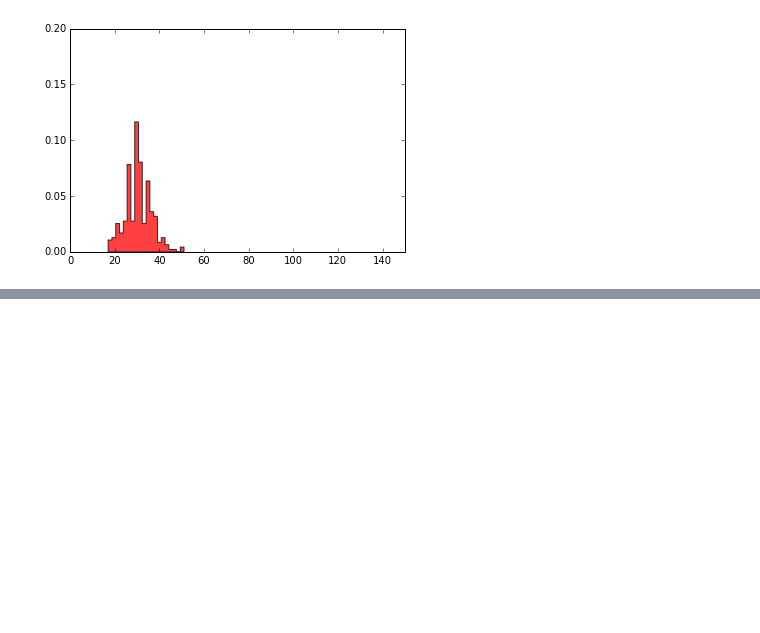
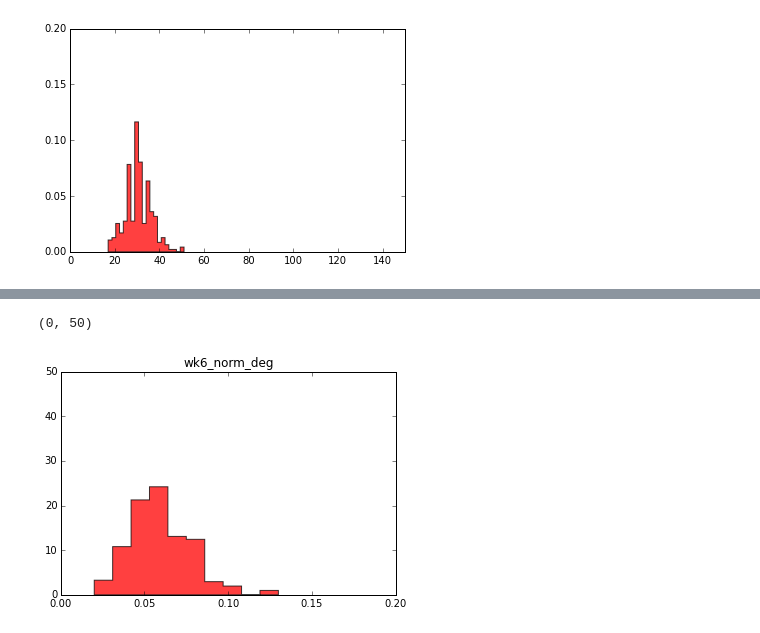
Before and after one commit to dvalenzano/uBiome_Network, a Jupyter notebook: Network_distribution_powerfit.ipynb, the cells around one changed output, grey strips where cells are left out. Drawn from its saved outputs; the diff is of its cells as text; code cells hidden in the pictures; blank space fills up the shorter version.

```diff
--- a/Network_distribution_powerfit.ipynb
+++ b/Network_distribution_powerfit.ipynb
@@ -274,0 +297,8 @@ plt.ylim(0,0.2)
+# %%
+n, bins, patches = plt.hist([round(float(i[2]), 2) for i in wk6_g], 10, normed=1, facecolor='r', alpha=0.75, histtype='stepfilled')
+title('wk6_norm_deg')
+plt.xlim(0,0.2)
+plt.ylim(0,50)
+# %% [output]
+(0, 50)
+[figure, added]
```
Also changed, not shown: parts of 19 cells of this notebook.
